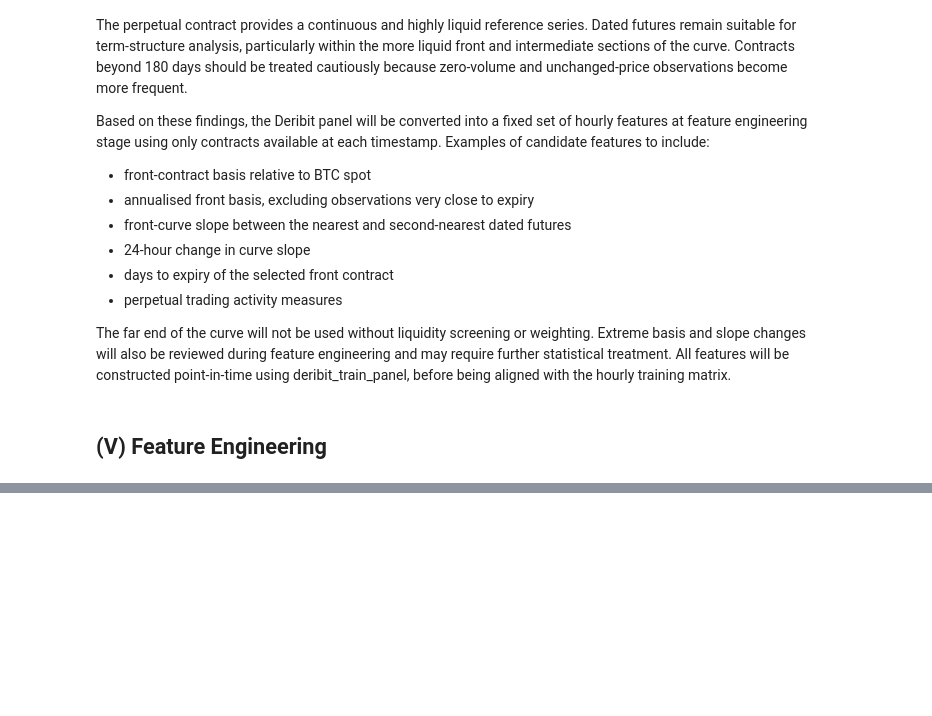
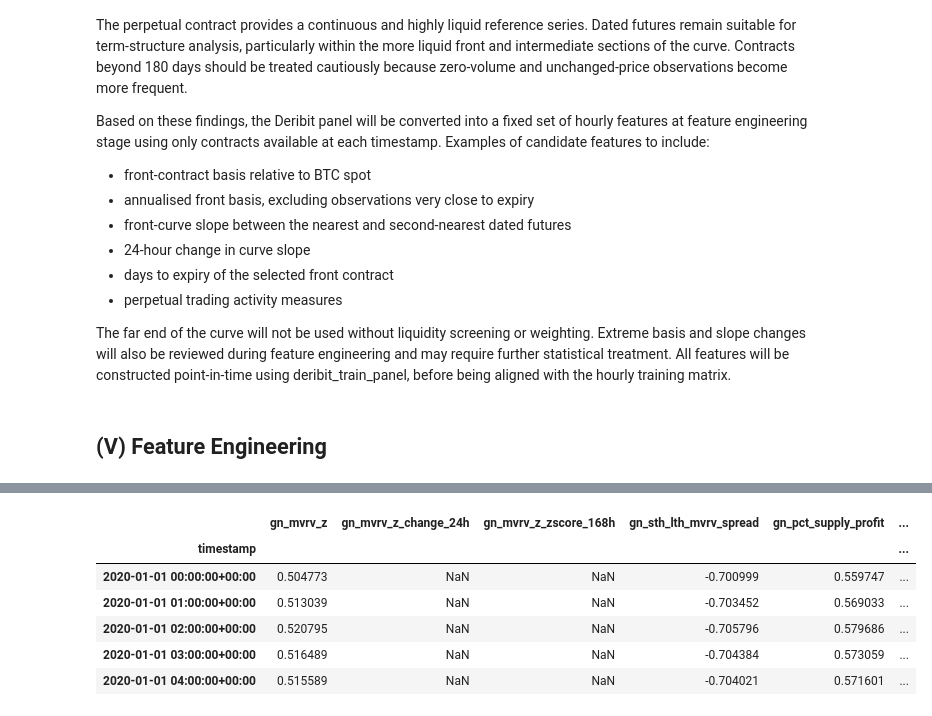
Before and after one commit to jade-lam/CQF, a Jupyter notebook: CQF_Final_Project.ipynb, the cells around one changed output, grey strips where cells are left out. Saved outputs shown, nothing was run; the diff lists cells and outputs as text; code cells hidden in the pictures; blank space fills up the shorter version.

```diff
--- a/CQF_Final_Project.ipynb
+++ b/CQF_Final_Project.ipynb
@@ -2665,0 +3013,11 @@ The far end of the curve will not be used without liquidity screening or weighti
+# %%
+# Resolve Deribit volume-share gaps caused by zero total volume
+zero_deribit_volume = deribit_features["deribit_total_volume"].eq(0)
+
+deribit_features.loc[zero_deribit_volume, "deribit_perpetual_volume_share"] = 0
+deribit_features.loc[zero_deribit_volume, "deribit_front_volume_share"] = 0
+
+deribit_features = deribit_features.reindex(X_train.index).shift(1).replace([np.inf, -np.inf], np.nan)
+X_train_engineered[deribit_feature_cols] = deribit_features[deribit_feature_cols]
+
+print(f"Zero-volume Deribit hours corrected: {zero_deribit_volume.sum():,}")
@@ -2665,0 +3059,73 @@ The far end of the curve will not be used without liquidity screening or weighti
+# %%
+# Glassnode deterministic feature engineering — extraction-stage PIT lag retained
+
+gn_required_cols = ["mvrv_z", "sth_mvrv", "lth_mvrv", "pct_supply_profit", "oi_perp", "liq_long", "liq_short", "opt_skew_1w", "opt_skew_1m", "atm_iv_1m", "inv_loss_seller"]
+gn_optional_cols = ["exchange_net_position_change"]
+missing_gn_required = [col for col in gn_required_cols if col not in X_train.columns]
+if missing_gn_required: raise KeyError(f"Missing required Glassnode columns: {missing_gn_required}")
+
+gn_available_cols = gn_required_cols + [col for col in gn_optional_cols if col in X_train.columns]
+gn = X_train[gn_available_cols].copy()
+gn_existing_cols = set(X_train_engineered.columns)
+eps = 1e-12
+
+def rolling_zscore(series, window): return (series - series.rolling(window, min_periods=window).mean()) / series.rolling(window, min_periods=window).std()
+def signed_log1p(series): return np.sign(series) * np.log1p(series.abs())
+
+# Valuation and holder positioning
+X_train_engineered["gn_mvrv_z"] = gn["mvrv_z"]
+X_train_engineered["gn_mvrv_z_change_24h"] = gn["mvrv_z"].diff(24)
+X_train_engineered["gn_mvrv_z_zscore_168h"] = rolling_zscore(gn["mvrv_z"], 168)
+X_train_engineered["gn_sth_lth_mvrv_spread"] = gn["sth_mvrv"] - gn["lth_mvrv"]
+X_train_engineered["gn_pct_supply_profit"] = gn["pct_supply_profit"]
+X_train_engineered["gn_pct_supply_profit_change_24h"] = gn["pct_supply_profit"].diff(24)
+X_train_engineered["gn_pct_supply_profit_zscore_168h"] = rolling_zscore(gn["pct_supply_profit"], 168)
+
+# Perpetual open interest
+X_train_engineered["gn_oi_perp_log"] = np.log1p(gn["oi_perp"].clip(lower=0))
+X_train_engineered["gn_oi_perp_change_24h"] = gn["oi_perp"].pct_change(24, fill_method=None)
+X_train_engineered["gn_oi_perp_zscore_168h"] = rolling_zscore(X_train_engineered["gn_oi_perp_log"], 168)
+
+# Liquidation activity and directional pressure
+gn_liq_long = gn["liq_long"].fillna(0)
+gn_liq_short = gn["liq_short"].fillna(0)
+gn_liq_total = gn_liq_long + gn_liq_short
+X_train_engineered["gn_liq_total_log"] = np.log1p(gn_liq_total)
+X_train_engineered["gn_liq_long_short_imbalance"] = (gn_liq_short - gn_liq_long) / (gn_liq_total + eps)
+X_train_engineered["gn_liq_pressure_signed_log"] = np.log1p(gn_liq_short) - np.log1p(gn_liq_long)
+X_train_engineered["gn_liq_activity_zscore_168h"] = rolling_zscore(X_train_engineered["gn_liq_total_log"], 168)
+X_train_engineered["gn_liq_event_flag"] = gn_liq_total.gt(0).astype(int)
+
+# Options sentiment and implied volatility
+X_train_engineered["gn_opt_skew_1w"] = gn["opt_skew_1w"]
+X_train_engineered["gn_opt_skew_1m"] = gn["opt_skew_1m"]
+X_train_engineered["gn_opt_skew_term_spread"] = gn["opt_skew_1w"] - gn["opt_skew_1m"]
+X_train_engineered["gn_opt_skew_1w_change_24h"] = gn["opt_skew_1w"].diff(24)
+X_train_engineered["gn_atm_iv_1m"] = gn["atm_iv_1m"]
+X_train_engineered["gn_atm_iv_1m_change_24h"] = gn["atm_iv_1m"].diff(24)
+X_train_engineered["gn_atm_iv_1m_zscore_168h"] = rolling_zscore(gn["atm_iv_1m"], 168)
+
+# Investor behaviour
+X_train_engineered["gn_inv_loss_seller_signed_log"] = signed_log1p(gn["inv_loss_seller"])
+X_train_engineered["gn_inv_loss_seller_change_24h"] = X_train_engineered["gn_inv_loss_seller_signed_log"].diff(24)
+X_train_engineered["gn_inv_loss_seller_zscore_168h"] = rolling_zscore(X_train_engineered["gn_inv_loss_seller_signed_log"], 168)
+
+# Optional exchange-flow endpoint
+if "exchange_net_position_change" in gn.columns:
+    X_train_engineered["gn_exchange_net_position_change_signed_log"] = signed_log1p(gn["exchange_net_position_change"])
+    X_train_engineered["gn_exchange_net_position_change_zscore_168h"] = rolling_zscore(X_train_engineered["gn_exchange_net_position_change_signed_log"], 168)
+    X_train_engineered["gn_exchange_net_inflow_flag"] = gn["exchange_net_position_change"].gt(0).astype(int)
+
+glassnode_feature_cols = [col for col in X_train_engineered.columns if col not in gn_existing_cols]
+X_train_engineered[glassnode_feature_cols] = X_train_engineered[glassnode_feature_cols].replace([np.inf, -np.inf], np.nan)
+
+assert X_train_engineered.index.equals(X_train.index), "Engineered-feature index no longer matches X_train."
+assert not X_train_engineered.columns.duplicated().any(), "Duplicate engineered-feature names detected."
+assert not any(col.startswith("fwd_") for col in glassnode_feature_cols), "Forward-return column entered Glassnode feature set."
+
+print("Glassnode PIT adjustment: none added — extraction-stage lag retained.")
+print(f"Optional endpoints unavailable: {[col for col in gn_optional_cols if col not in X_train.columns]}")
+print(f"Glassnode engineered features added: {len(glassnode_feature_cols):,}")
+print(f"X_train_engineered shape: {X_train_engineered.shape}")
+display(X_train_engineered[glassnode_feature_cols].head())
+# %% [output]
@@ -2665,0 +3136,7 @@ The far end of the curve will not be used without liquidity screening or weighti
+|  | gn_mvrv_z | gn_mvrv_z_change_24h | gn_mvrv_z_zscore_168h | gn_sth_lth_mvrv_spread | gn_pct_supply_profit | ... |
+| timestamp |  |  |  |  |  | ... |
+| 2020-01-01 00:00:00+00:00 | 0.504773 | NaN | NaN | -0.700999 | 0.559747 | ... |
+| 2020-01-01 01:00:00+00:00 | 0.513039 | NaN | NaN | -0.703452 | 0.569033 | ... |
+| 2020-01-01 02:00:00+00:00 | 0.520795 | NaN | NaN | -0.705796 | 0.579686 | ... |
+| 2020-01-01 03:00:00+00:00 | 0.516489 | NaN | NaN | -0.704384 | 0.573059 | ... |
+| 2020-01-01 04:00:00+00:00 | 0.515589 | NaN | NaN | -0.704021 | 0.571601 | ... |
```
Also changed, not shown: parts of 27 cells of this notebook.
